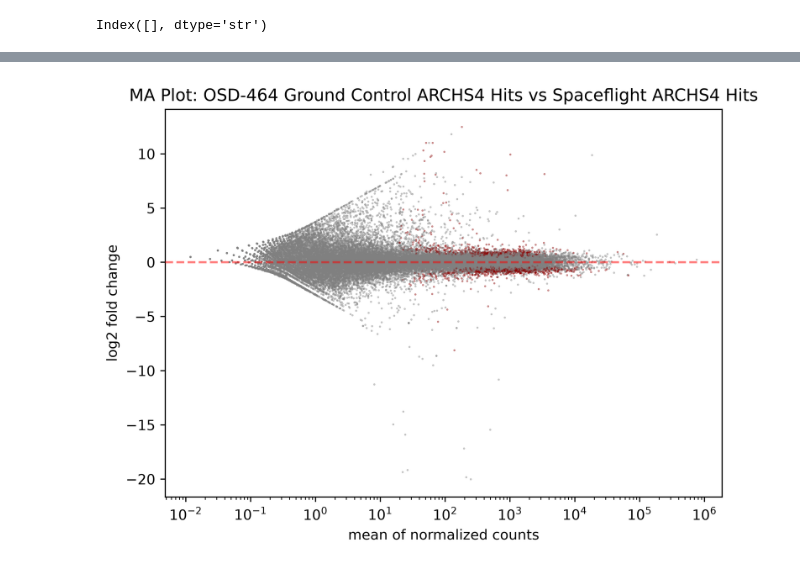
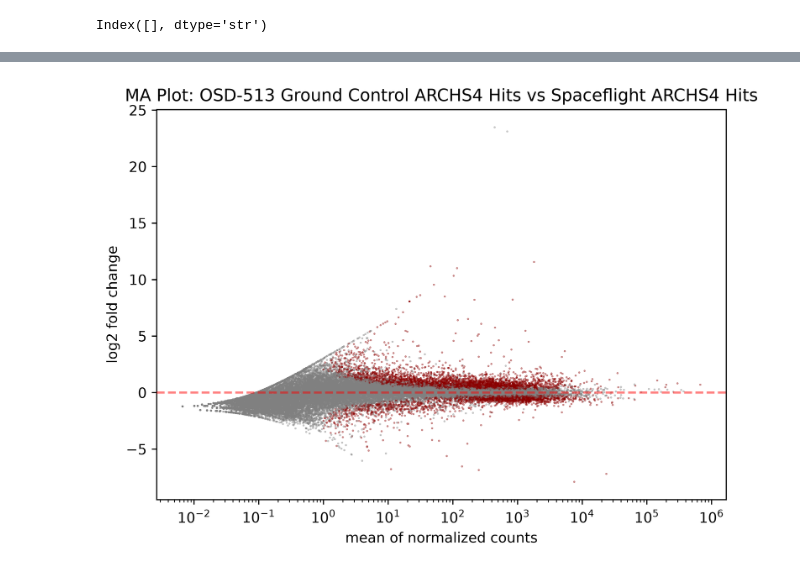
Before and after one commit to vik-kal/bridge-rna, a Jupyter notebook: clustering/deseq_hits.ipynb, the cells around one changed output, grey strips where cells are left out. Drawn from its saved outputs; the diff is of its cells as text; code cells hidden in the pictures.

Commit message:
compiled results for 5 sample cohorts

```diff
--- a/clustering/deseq_hits.ipynb
+++ b/clustering/deseq_hits.ipynb
@@ -316,0 +387,4 @@ df = ds.results_df
+# %%
+#test load
+read_cohort = 'OSD-513'
+loaded_df = pd.read_csv(f'deseq_summaries_alt/{read_cohort}',index_col=0)
@@ -372,7 +462,7 @@ def make_MA_plot(
 
     plt.xlabel("mean of normalized counts")
     plt.ylabel("log2 fold change")
-    plt.title("MA Plot: OSD-464 Ground Control ARCHS4 Hits vs Spaceflight ARCHS4 Hits")
+    plt.title(f"MA Plot: {read_cohort} Ground Control ARCHS4 Hits vs Spaceflight ARCHS4 Hits")
 
     plt.axhline(lfc_null, color="red", alpha=0.5, linestyle="--", zorder=3)
     if alt_hypothesis and alt_hypothesis in ["greaterAbs", "lessAbs"]:
@@ -382,6 +472,6 @@ def make_MA_plot(
     if save_path is not None:
         plt.savefig(save_path, bbox_inches="tight")
 # %%
-make_MA_plot(df)
+make_MA_plot(loaded_df)
 # %% [output]
-[figure, old version]
+[figure, new version]
```
Also changed, not shown: parts of 26 cells of this notebook, 8 other files.
